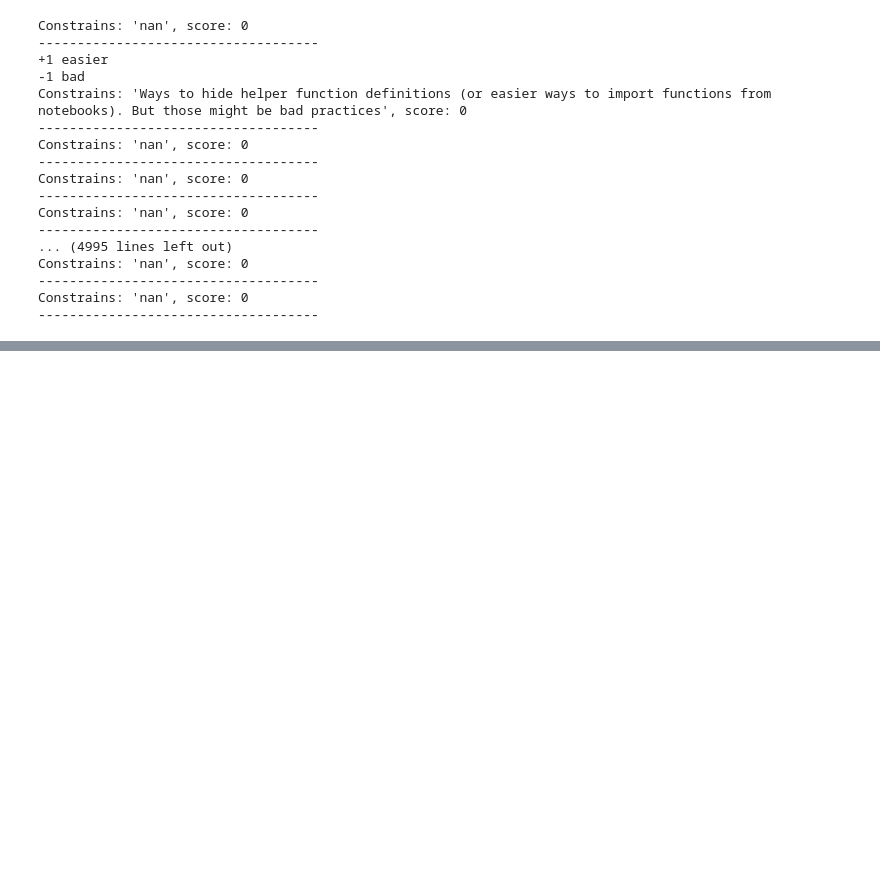
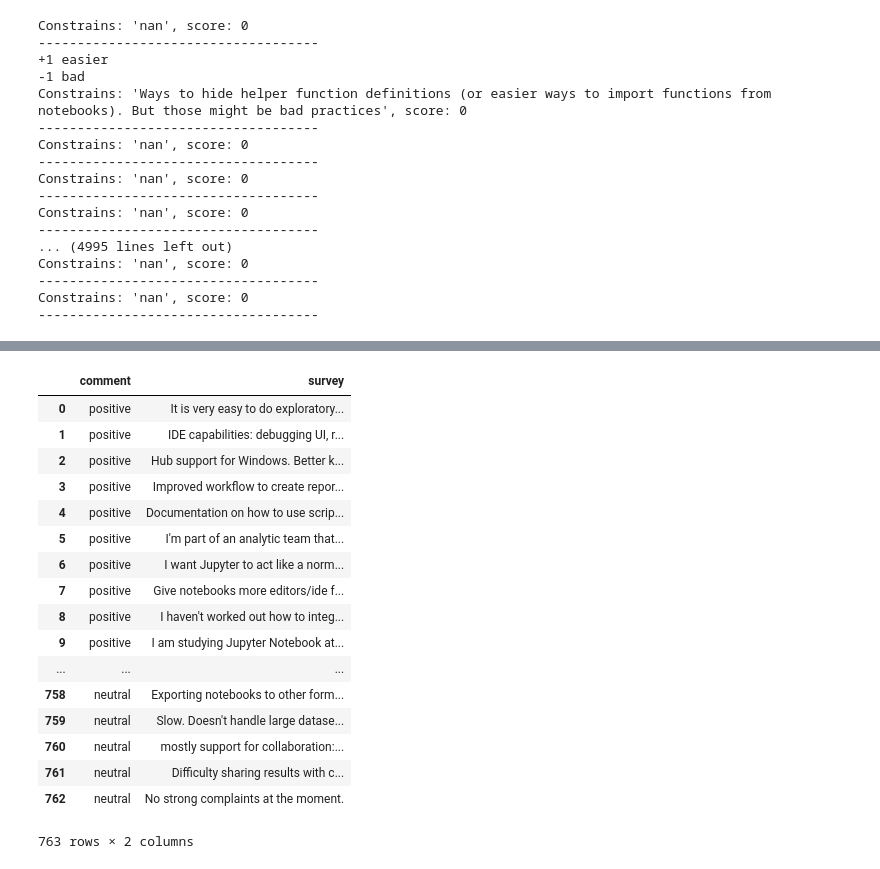
Before and after one commit to michellemao0224/Survey-Analysis, a Jupyter notebook: Survey_v2.ipynb, the cells around one changed output, grey strips where cells are left out. Saved outputs shown, nothing was run; the diff lists cells and outputs as text; code cells hidden in the pictures; blank space fills up the shorter version.

```diff
--- a/Survey_v2.ipynb
+++ b/Survey_v2.ipynb
@@ -268,0 +318,29 @@ Interactive plot exploration (through matplotlib) is a bit clunky and much worse
+# %%
+label_neu = 'neutral'
+neutral_surveys = [x for x in neutral_surveys if str(x) != 'nan']
+
+for neu in neutral_surveys:
+    df_list.append({'comment': label_neu,
+                        'survey': neu})
+
+df_s = pd.DataFrame(df_list, columns = ['comment', 'survey'])
+df_s
+# %% [output]
+|  | comment | survey |
+| 0 | positive | It is very easy to do exploratory... |
+| 1 | positive | IDE capabilities: debugging UI, r... |
+| 2 | positive | Hub support for Windows. Better k... |
+| 3 | positive | Improved workflow to create repor... |
+| 4 | positive | Documentation on how to use scrip... |
+| 5 | positive | I'm part of an analytic team that... |
+| 6 | positive | I want Jupyter to act like a norm... |
+| 7 | positive | Give notebooks more editors/ide f... |
+| 8 | positive | I haven't worked out how to integ... |
+| 9 | positive | I am studying Jupyter Notebook at... |
+| ... | ... | ... |
+| 758 | neutral | Exporting notebooks to other form... |
+| 759 | neutral | Slow. Doesn't handle large datase... |
+| 760 | neutral | mostly support for collaboration:... |
+| 761 | neutral | Difficulty sharing results with c... |
+| 762 | neutral | No strong complaints at the moment. |
+763 rows × 2 columns
```
Also changed, not shown: parts of 3 cells of this notebook.
